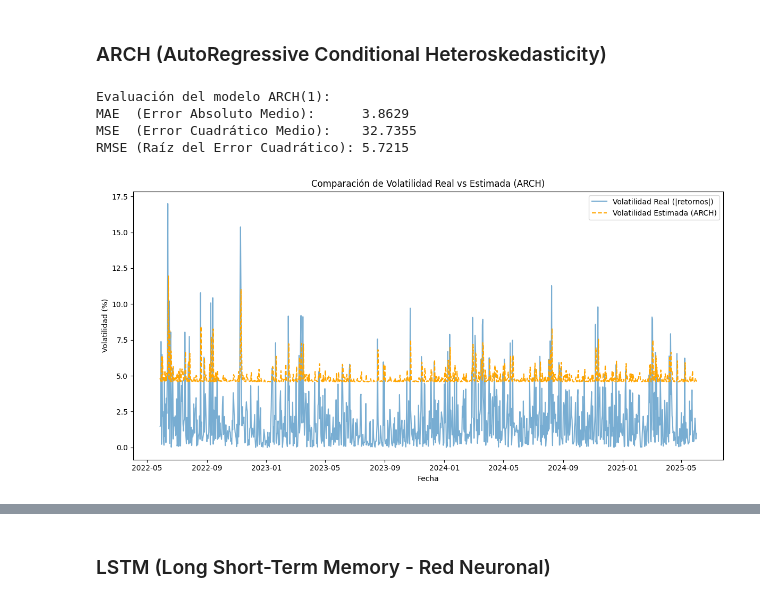
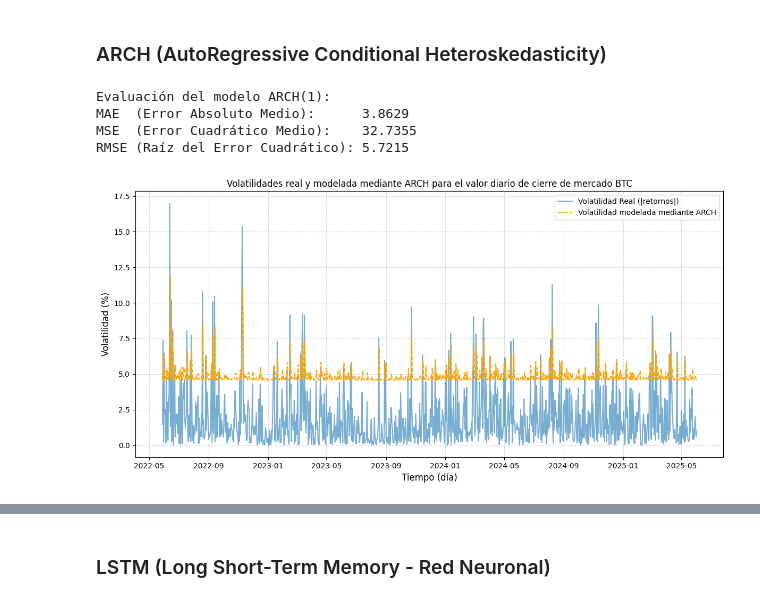
Before and after one commit to fabriciolopretto/BTC_Time_Series_Models, a Jupyter notebook: scripts/BTC_fernandez_lopretto_quiros_villanueva.ipynb, the cells around one changed output, grey strips where cells are left out. Cells and saved outputs as stored; diff of their text form; code cells hidden in the pictures.

```diff
--- a/scripts/BTC_fernandez_lopretto_quiros_villanueva.ipynb
+++ b/scripts/BTC_fernandez_lopretto_quiros_villanueva.ipynb
@@ -441,35 +456,36 @@ volatilidad_predicha_cierre = modelo_arch_cierre_fit.conditional_volatility
 volatilidad_real_cierre = np.abs(retornos_cierre)
 
 # Alineación de índices (por si acaso)
 volatilidad_predicha_cierre = volatilidad_predicha_cierre.loc[volatilidad_real_cierre.index]
 
 # Cálculo de métricas de evaluación
 mae = mean_absolute_error(volatilidad_real_cierre, volatilidad_predicha_cierre)
 mse = mean_squared_error(volatilidad_real_cierre, volatilidad_predicha_cierre)
 rmse = np.sqrt(mse)
 
 print("Evaluación del modelo ARCH(1):")
 print(f"MAE  (Error Absoluto Medio):      {mae:.4f}")
 print(f"MSE  (Error Cuadrático Medio):    {mse:.4f}")
 print(f"RMSE (Raíz del Error Cuadrático): {rmse:.4f}")
 
 # Seleccionar últimos 1100 días
 vol_real_ultimos = volatilidad_real_cierre[-1100:]
 vol_estim_ultimos = volatilidad_predicha_cierre[-1100:]
 
 # Visualización
 plt.figure(figsize=(12, 6))
 plt.plot(vol_real_ultimos.index, vol_real_ultimos, label='Volatilidad Real (|retornos|)', alpha=0.6)
-plt.plot(vol_estim_ultimos.index, vol_estim_ultimos, label='Volatilidad Estimada (ARCH)', linestyle='--', color='orange')
-plt.title('Comparación de Volatilidad Real vs Estimada (ARCH)')
-plt.xlabel('Fecha')
-plt.ylabel('Volatilidad (%)')
+plt.plot(vol_estim_ultimos.index, vol_estim_ultimos, label='Volatilidad modelada mediante ARCH', linestyle='--', color='orange')
+plt.title('Volatilidades real y modelada mediante ARCH para el valor diario de cierre de mercado BTC')
 plt.legend()
+plt.xlabel('Tiempo (día)', fontsize=12)
+plt.ylabel('Volatilidad (%)', fontsize=12)
+plt.grid(True, linestyle='--', alpha=0.5)
 plt.tight_layout()
 plt.show()
 # %% [output]
 Evaluación del modelo ARCH(1):
 MAE  (Error Absoluto Medio):      3.8629
 MSE  (Error Cuadrático Medio):    32.7355
 RMSE (Raíz del Error Cuadrático): 5.7215
-[figure, old version]
+[figure, new version]
```
Also changed, not shown: parts of 30 cells of this notebook, 12 other files.
